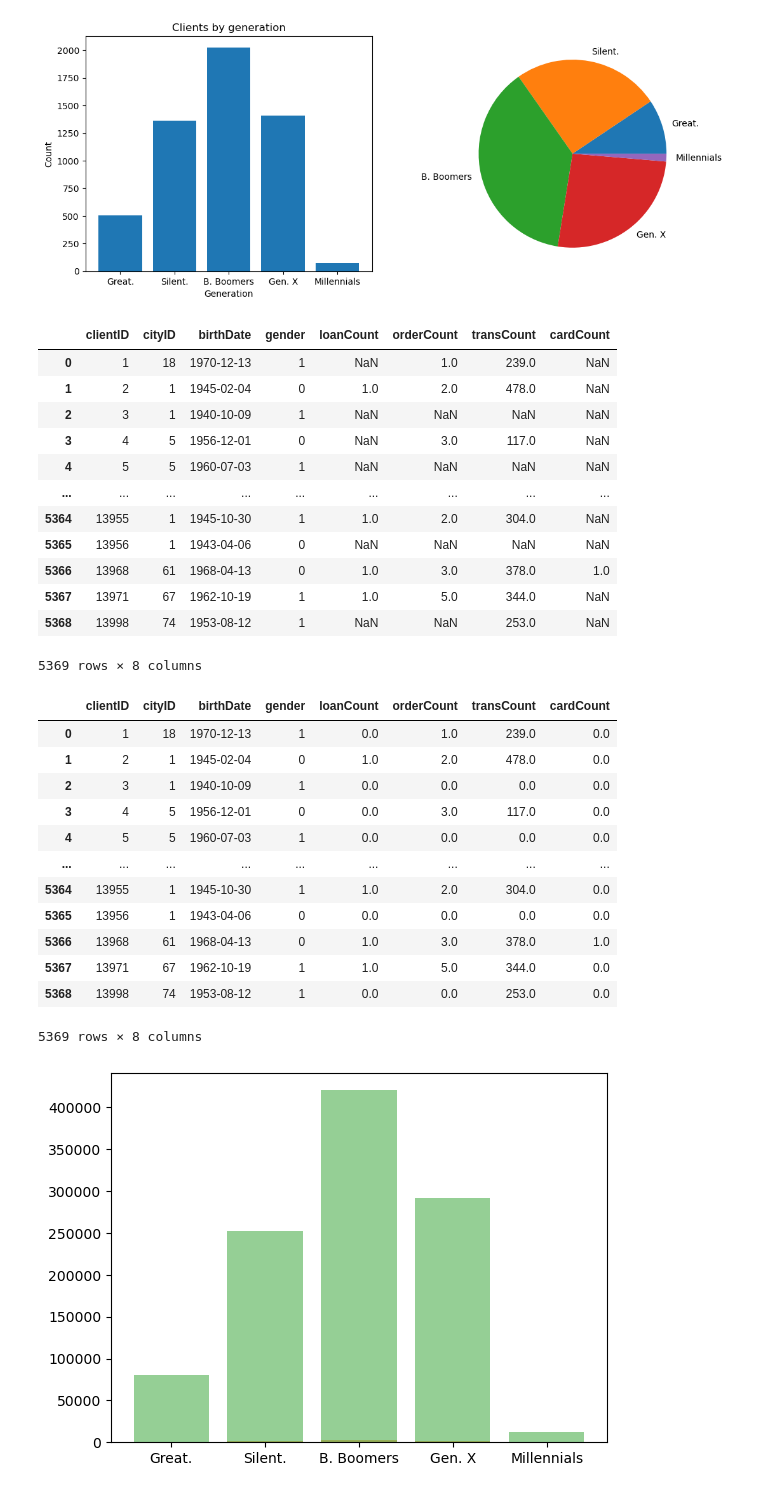
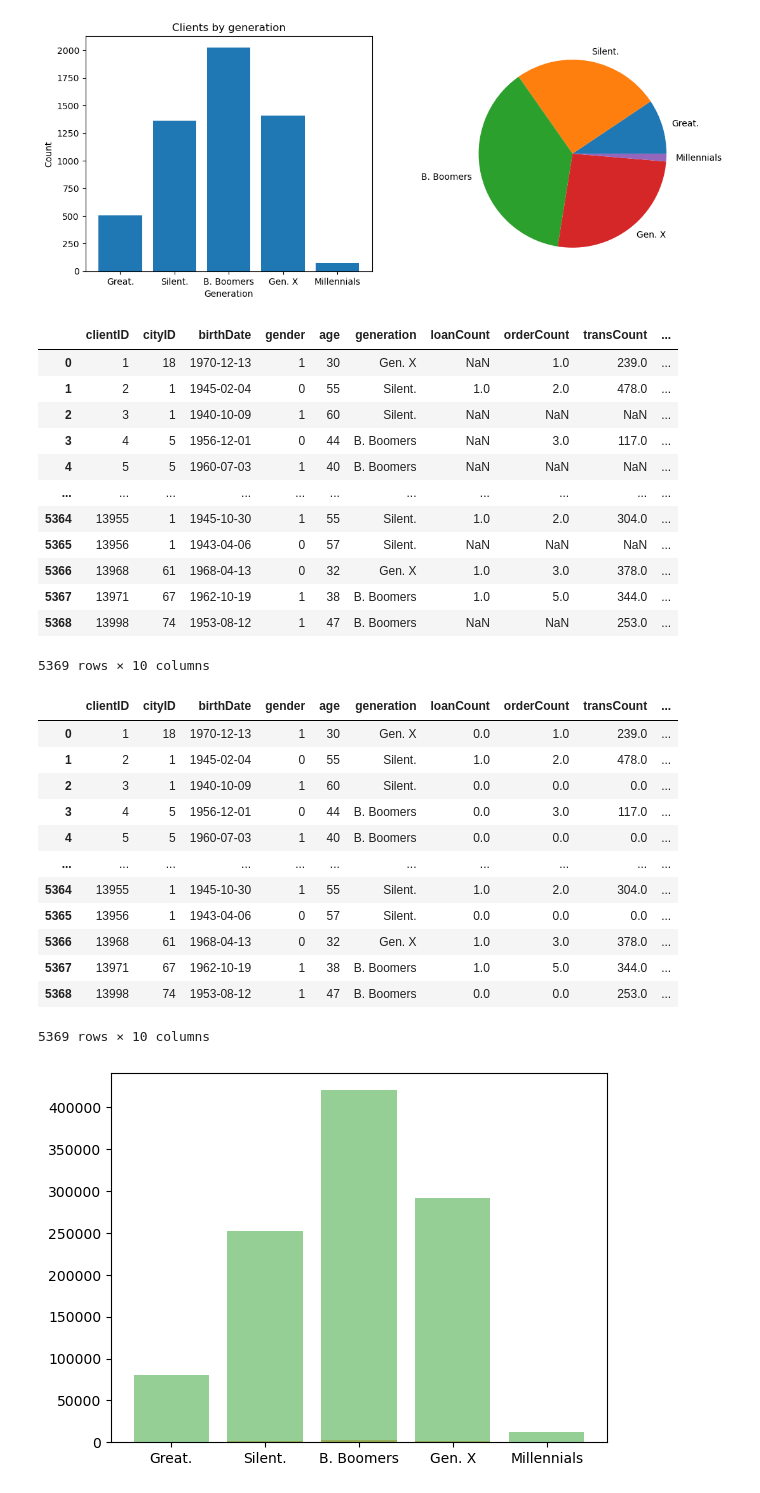
Before and after one commit to irismessage/data-essay, a Jupyter notebook: DATA Assessment 2023-24.ipynb, the cells around one changed output. Cells and saved outputs as stored; diff of their text form; code cells hidden in the pictures.

```diff
--- a/DATA Assessment 2023-24.ipynb
+++ b/DATA Assessment 2023-24.ipynb
@@ -479,59 +467,60 @@ plt.show()
 # %%
 con = sqlite3.connect(sqlf)
 # can write justificaiton of why owner
 
 client_loancount = pd.read_sql_query(
     "SELECT clientID, count(loanID) as loanCount FROM Loan JOIN Disposition ON Loan.dispID = Disposition.dispID WHERE Disposition.dispType = 'OWNER' GROUP BY clientID;",
     con
 )
 client_orderscount = pd.read_sql_query(
     "SELECT clientID, count(orderID) as orderCount FROM StandingOrder JOIN Disposition ON StandingOrder.dispID = Disposition.dispID WHERE Disposition.dispType = 'OWNER' GROUP BY clientID;",
     con
 )
 client_transcount = pd.read_sql_query(
     "SELECT clientID, count(transID) as transCount FROM BankTransaction JOIN Disposition ON BankTransaction.dispID = Disposition.dispID WHERE Disposition.dispType = 'OWNER' GROUP BY clientID;",
     con
 )
 client_cardcount = pd.read_sql_query(
     "SELECT clientID, count(cardID) as cardCount FROM CreditCard JOIN Disposition ON CreditCard.dispID = Disposition.dispID WHERE Disposition.dispType = 'OWNER' GROUP BY clientID;",
     con
 )
 con.close()
 
+dfccounts = dfc.copy()
 for countdf in (client_loancount, client_orderscount, client_transcount, client_cardcount):
-    dfc = dfc.merge(countdf, how="left", on="clientID")
-dfc
+    dfccounts = dfccounts.merge(countdf, how="left", on="clientID")
+dfccounts
 # %% [output]
-|  | clientID | cityID | birthDate | gender | loanCount | orderCount | transCount | cardCount |
-| 0 | 1 | 18 | 1970-12-13 | 1 | NaN | 1.0 | 239.0 | NaN |
-| 1 | 2 | 1 | 1945-02-04 | 0 | 1.0 | 2.0 | 478.0 | NaN |
-| 2 | 3 | 1 | 1940-10-09 | 1 | NaN | NaN | NaN | NaN |
-| 3 | 4 | 5 | 1956-12-01 | 0 | NaN | 3.0 | 117.0 | NaN |
-| 4 | 5 | 5 | 1960-07-03 | 1 | NaN | NaN | NaN | NaN |
-| ... | ... | ... | ... | ... | ... | ... | ... | ... |
-| 5364 | 13955 | 1 | 1945-10-30 | 1 | 1.0 | 2.0 | 304.0 | NaN |
-| 5365 | 13956 | 1 | 1943-04-06 | 0 | NaN | NaN | NaN | NaN |
-| 5366 | 13968 | 61 | 1968-04-13 | 0 | 1.0 | 3.0 | 378.0 | 1.0 |
-| 5367 | 13971 | 67 | 1962-10-19 | 1 | 1.0 | 5.0 | 344.0 | NaN |
-| 5368 | 13998 | 74 | 1953-08-12 | 1 | NaN | NaN | 253.0 | NaN |
+|  | clientID | cityID | birthDate | gender | age | generation | loanCount | orderCount | transCount | ... |
+| 0 | 1 | 18 | 1970-12-13 | 1 | 30 | Gen. X | NaN | 1.0 | 239.0 | ... |
+| 1 | 2 | 1 | 1945-02-04 | 0 | 55 | Silent. | 1.0 | 2.0 | 478.0 | ... |
+| 2 | 3 | 1 | 1940-10-09 | 1 | 60 | Silent. | NaN | NaN | NaN | ... |
+| 3 | 4 | 5 | 1956-12-01 | 0 | 44 | B. Boomers | NaN | 3.0 | 117.0 | ... |
+| 4 | 5 | 5 | 1960-07-03 | 1 | 40 | B. Boomers | NaN | NaN | NaN | ... |
+| ... | ... | ... | ... | ... | ... | ... | ... | ... | ... | ... |
+| 5364 | 13955 | 1 | 1945-10-30 | 1 | 55 | Silent. | 1.0 | 2.0 | 304.0 | ... |
+| 5365 | 13956 | 1 | 1943-04-06 | 0 | 57 | Silent. | NaN | NaN | NaN | ... |
+| 5366 | 13968 | 61 | 1968-04-13 | 0 | 32 | Gen. X | 1.0 | 3.0 | 378.0 | ... |
+| 5367 | 13971 | 67 | 1962-10-19 | 1 | 38 | B. Boomers | 1.0 | 5.0 | 344.0 | ... |
+| 5368 | 13998 | 74 | 1953-08-12 | 1 | 47 | B. Boomers | NaN | NaN | 253.0 | ... |
-5369 rows × 8 columns
+5369 rows × 10 columns
 # %%
-dfc.fillna(value=0, inplace=True)
-dfc
+dfccounts.fillna(value=0, inplace=True)
+dfccounts
 # %% [output]
-|  | clientID | cityID | birthDate | gender | loanCount | orderCount | transCount | cardCount |
-| 0 | 1 | 18 | 1970-12-13 | 1 | 0.0 | 1.0 | 239.0 | 0.0 |
-| 1 | 2 | 1 | 1945-02-04 | 0 | 1.0 | 2.0 | 478.0 | 0.0 |
-| 2 | 3 | 1 | 1940-10-09 | 1 | 0.0 | 0.0 | 0.0 | 0.0 |
-| 3 | 4 | 5 | 1956-12-01 | 0 | 0.0 | 3.0 | 117.0 | 0.0 |
-| 4 | 5 | 5 | 1960-07-03 | 1 | 0.0 | 0.0 | 0.0 | 0.0 |
-| ... | ... | ... | ... | ... | ... | ... | ... | ... |
-| 5364 | 13955 | 1 | 1945-10-30 | 1 | 1.0 | 2.0 | 304.0 | 0.0 |
-| 5365 | 13956 | 1 | 1943-04-06 | 0 | 0.0 | 0.0 | 0.0 | 0.0 |
-| 5366 | 13968 | 61 | 1968-04-13 | 0 | 1.0 | 3.0 | 378.0 | 1.0 |
-| 5367 | 13971 | 67 | 1962-10-19 | 1 | 1.0 | 5.0 | 344.0 | 0.0 |
-| 5368 | 13998 | 74 | 1953-08-12 | 1 | 0.0 | 0.0 | 253.0 | 0.0 |
+|  | clientID | cityID | birthDate | gender | age | generation | loanCount | orderCount | transCount | ... |
+| 0 | 1 | 18 | 1970-12-13 | 1 | 30 | Gen. X | 0.0 | 1.0 | 239.0 | ... |
+| 1 | 2 | 1 | 1945-02-04 | 0 | 55 | Silent. | 1.0 | 2.0 | 478.0 | ... |
+| 2 | 3 | 1 | 1940-10-09 | 1 | 60 | Silent. | 0.0 | 0.0 | 0.0 | ... |
+| 3 | 4 | 5 | 1956-12-01 | 0 | 44 | B. Boomers | 0.0 | 3.0 | 117.0 | ... |
+| 4 | 5 | 5 | 1960-07-03 | 1 | 40 | B. Boomers | 0.0 | 0.0 | 0.0 | ... |
+| ... | ... | ... | ... | ... | ... | ... | ... | ... | ... | ... |
+| 5364 | 13955 | 1 | 1945-10-30 | 1 | 55 | Silent. | 1.0 | 2.0 | 304.0 | ... |
+| 5365 | 13956 | 1 | 1943-04-06 | 0 | 57 | Silent. | 0.0 | 0.0 | 0.0 | ... |
+| 5366 | 13968 | 61 | 1968-04-13 | 0 | 32 | Gen. X | 1.0 | 3.0 | 378.0 | ... |
+| 5367 | 13971 | 67 | 1962-10-19 | 1 | 38 | B. Boomers | 1.0 | 5.0 | 344.0 | ... |
+| 5368 | 13998 | 74 | 1953-08-12 | 1 | 47 | B. Boomers | 0.0 | 0.0 | 253.0 | ... |
-5369 rows × 8 columns
+5369 rows × 10 columns
 # %%
 fig, ax = plt.subplots()
 
```
Also changed, not shown: parts of 18 cells of this notebook, 2 other files.
